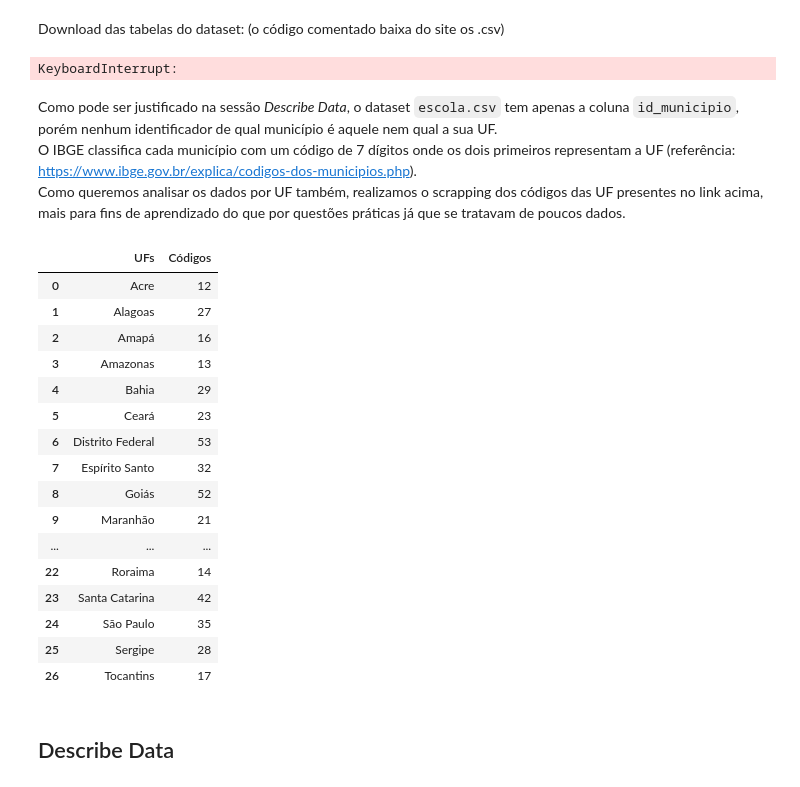
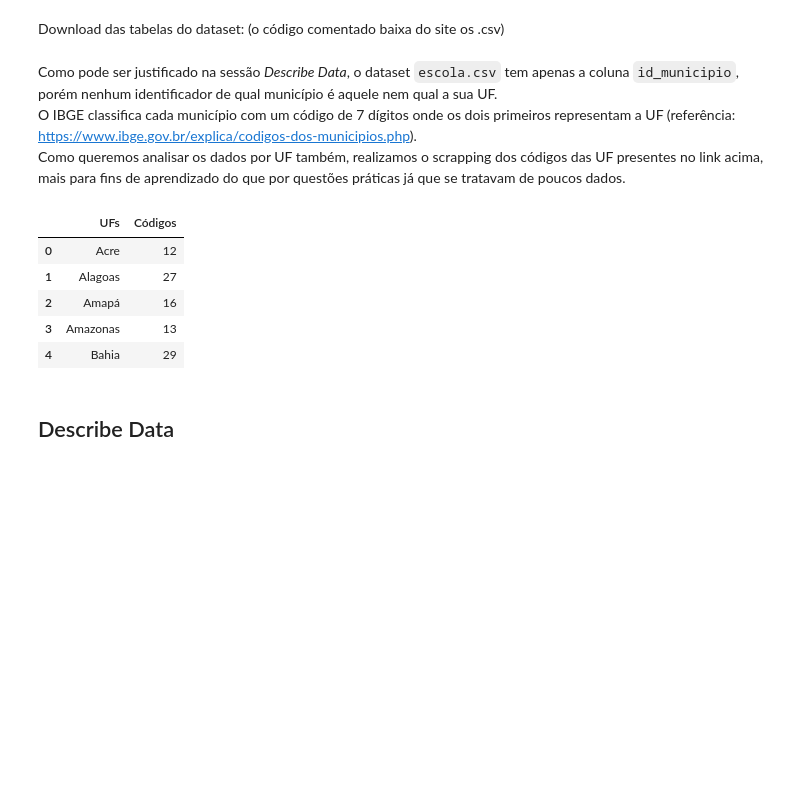
Before and after one commit to maisafraiz/projeto-amd, a Jupyter notebook: project.ipynb, the cells around one changed output. Cells and saved outputs as stored; diff of their text form; code cells hidden in the pictures; blank space fills up the shorter version.

```diff
--- a/project.ipynb
+++ b/project.ipynb
@@ -66,9 +69,7 @@ Download das tabelas do dataset:
 (o código comentado baixa do site os .csv)
 # %%
 #bd.download(dataset_id=dataset_id, table_id='escola', savepath='data/escola.csv', billing_project_id=billing_project_id)
-df_escola = pd.read_csv('data/escola.csv', index_col = 0)
+df_escola = pd.read_csv('data/escola.csv')
-# %% [output]
-KeyboardInterrupt:
 # %%
 # carrega o dataset com os dados já tratados
 # executando esse chunk é possível pular direto para a sessão 3
@@ -83,45 +81,37 @@ soup = bs(html.text)
 # %%
+html = requests.get("https://www.ibge.gov.br/explica/codigos-dos-municipios.php")
+soup = bs(html.text)
+
 # seleciona a tag table
 table = soup.find('table')
 
 # extrai o nome das colunas da tabela
 column_names = []
 for name in table.find('tr'):
     if name != "\n":
         column_names.append(name.text)
 
 # extrai as linhas da tabela
 trows = soup.find('tbody').find_all('tr')
 tcols = []
 
 # itera sobre as linhas
 for tr in trows:
     # cria uma lista das colunas dessa linha
     col = tr.find_all('td')
     uf = col[0].text
     code = int(col[1].text.replace('ver municípios', ''))
     tcols.append([uf, code])
 
 df_codigos_uf = pd.DataFrame(tcols, columns = column_names)
-df_codigos_uf
+df_codigos_uf.head()
 # %% [output]
 |  | UFs | Códigos |
 | 0 | Acre | 12 |
 | 1 | Alagoas | 27 |
 | 2 | Amapá | 16 |
 | 3 | Amazonas | 13 |
 | 4 | Bahia | 29 |
-| 5 | Ceará | 23 |
-| 6 | Distrito Federal | 53 |
-| 7 | Espírito Santo | 32 |
-| 8 | Goiás | 52 |
-| 9 | Maranhão | 21 |
-| ... | ... | ... |
-| 22 | Roraima | 14 |
-| 23 | Santa Catarina | 42 |
-| 24 | São Paulo | 35 |
-| 25 | Sergipe | 28 |
-| 26 | Tocantins | 17 |
 # %% [markdown]
 ## Describe Data
 # %% [markdown]
```
Also changed, not shown: parts of 21 cells of this notebook.
